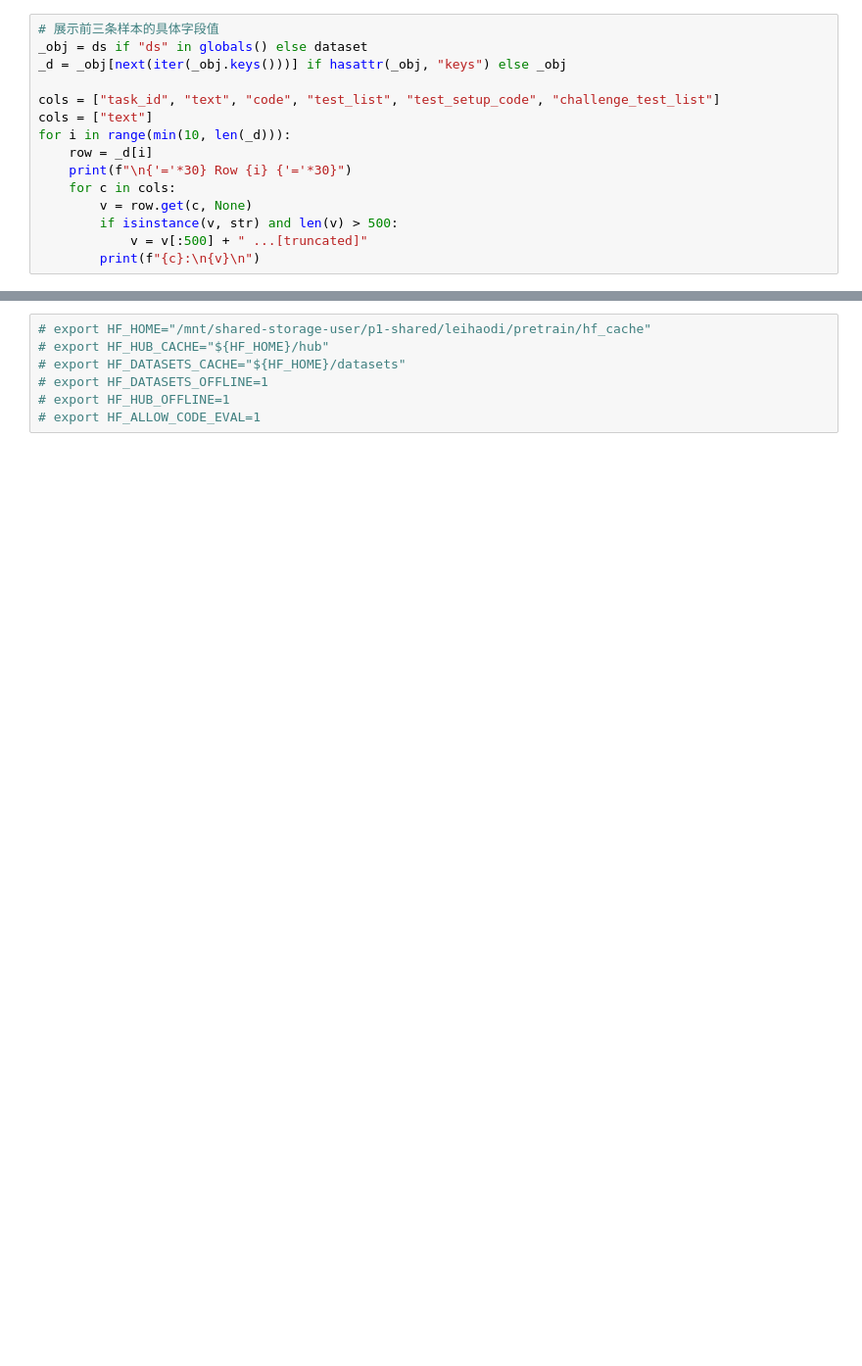
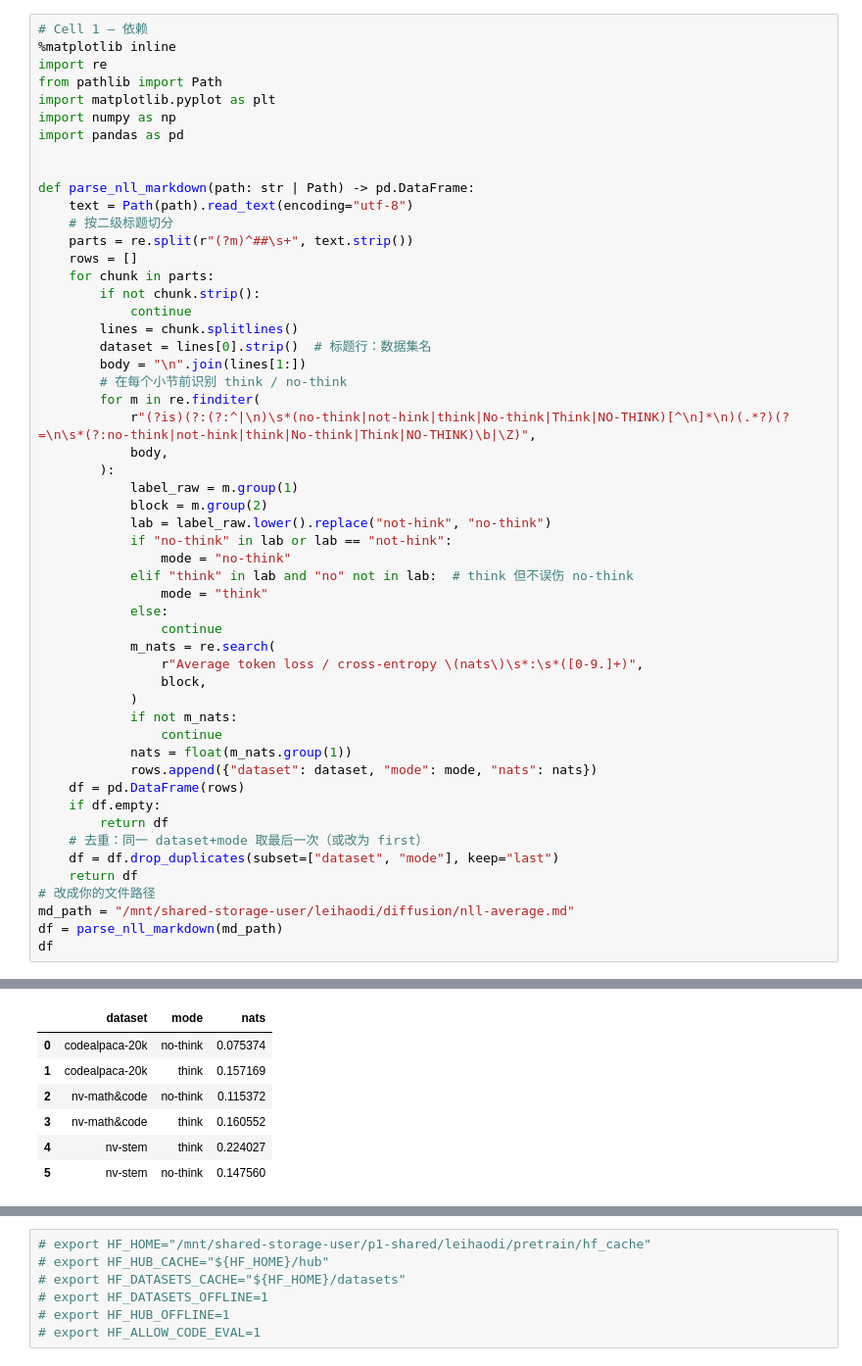
Before and after one commit to bingyang-lei/diffusion, a Jupyter notebook: try.ipynb, the cells around one changed output, grey strips where cells are left out. Shown at 98% size. Saved outputs shown, nothing was run; the diff lists cells and outputs as text; blank space fills up the shorter version.

```diff
--- a/try.ipynb
+++ b/try.ipynb
@@ -14,16 +17,54 @@ ds = load_dataset('google-research-datasets/mbpp', 'full')
 # %%
-# 展示前三条样本的具体字段值
-_obj = ds if "ds" in globals() else dataset
-_d = _obj[next(iter(_obj.keys()))] if hasattr(_obj, "keys") else _obj
+# Cell 1 — 依赖
+%matplotlib inline
+import re
+from pathlib import Path
+import matplotlib.pyplot as plt
+import numpy as np
+import pandas as pd
 
-cols = ["task_id", "text", "code", "test_list", "test_setup_code", "challenge_test_list"]
-cols = ["text"]
-for i in range(min(10, len(_d))):
-    row = _d[i]
-    print(f"\n{'='*30} Row {i} {'='*30}")
-    for c in cols:
-        v = row.get(c, None)
-        if isinstance(v, str) and len(v) > 500:
-            v = v[:500] + " ...[truncated]"
-        print(f"{c}:\n{v}\n")
+
+def parse_nll_markdown(path: str | Path) -> pd.DataFrame:
+    text = Path(path).read_text(encoding="utf-8")
+    # 按二级标题切分
+    parts = re.split(r"(?m)^##\s+", text.strip())
+    rows = []
+    for chunk in parts:
+        if not chunk.strip():
+            continue
+        lines = chunk.splitlines()
+        dataset = lines[0].strip()  # 标题行：数据集名
+        body = "\n".join(lines[1:])
+        # 在每个小节前识别 think / no-think
+        for m in re.finditer(
+            r"(?is)(?:(?:^|\n)\s*(no-think|not-hink|think|No-think|Think|NO-THINK)[^\n]*\n)(.*?)(?=\n\s*(?:no-think|not-hink|think|No-think|Think|NO-THINK)\b|\Z)",
+            body,
+        ):
+            label_raw = m.group(1)
+            block = m.group(2)
+            lab = label_raw.lower().replace("not-hink", "no-think")
+            if "no-think" in lab or lab == "not-hink":
+                mode = "no-think"
+            elif "think" in lab and "no" not in lab:  # think 但不误伤 no-think
+                mode = "think"
+            else:
+                continue
+            m_nats = re.search(
+                r"Average token loss / cross-entropy \(nats\)\s*:\s*([0-9.]+)",
+                block,
+            )
+            if not m_nats:
+                continue
+            nats = float(m_nats.group(1))
+            rows.append({"dataset": dataset, "mode": mode, "nats": nats})
+    df = pd.DataFrame(rows)
+    if df.empty:
+        return df
+    # 去重：同一 dataset+mode 取最后一次（或改为 first）
+    df = df.drop_duplicates(subset=["dataset", "mode"], keep="last")
+    return df
+# 改成你的文件路径
+md_path = "/mnt/shared-storage-user/leihaodi/diffusion/nll-average.md"
+df = parse_nll_markdown(md_path)
+df
 # %% [output]
@@ -46,0 +71,7 @@ Write a python function to remove the k'th element from a given list.
+|  | dataset | mode | nats |
+| 0 | codealpaca-20k | no-think | 0.075374 |
+| 1 | codealpaca-20k | think | 0.157169 |
+| 2 | nv-math&code | no-think | 0.115372 |
+| 3 | nv-math&code | think | 0.160552 |
+| 4 | nv-stem | think | 0.224027 |
+| 5 | nv-stem | no-think | 0.147560 |
```
Also changed, not shown: parts of 8 cells of this notebook, 10 other files.
